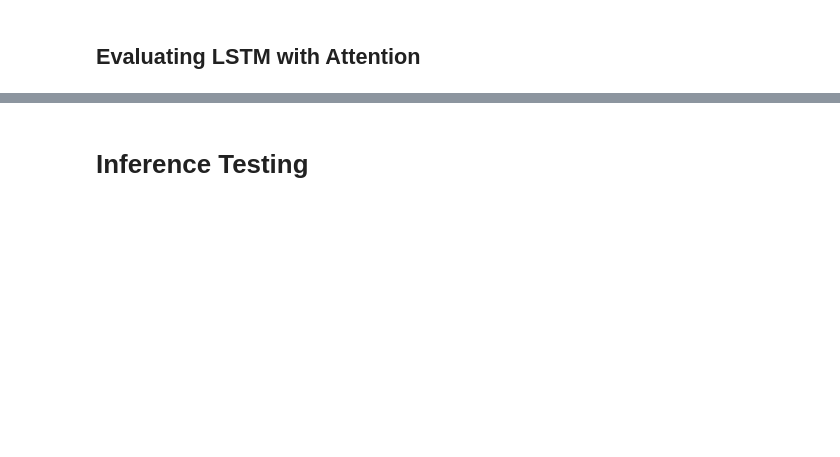
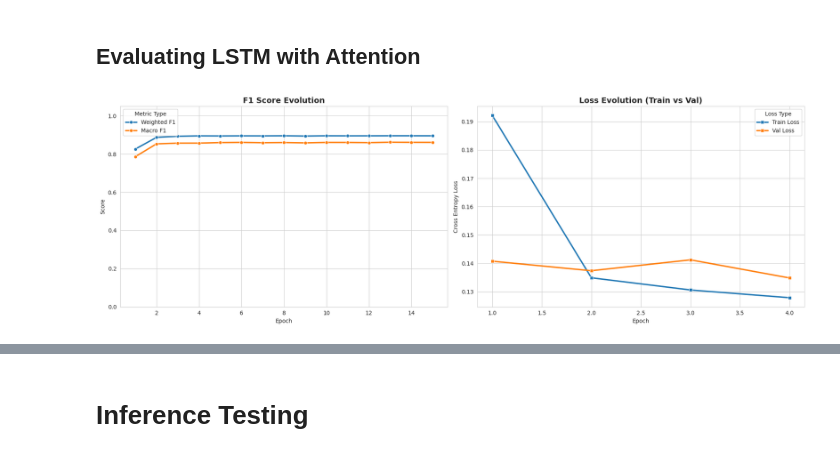
Before and after one commit to moka-co/twitter_emo_classification, a Jupyter notebook: emotion_classification.ipynb, the cells around one changed output, grey strips where cells are left out. Cells and saved outputs as stored; diff of their text form; code cells hidden in the pictures; blank space fills up the shorter version.

```diff
--- a/emotion_classification.ipynb
+++ b/emotion_classification.ipynb
@@ -1593,7 +1678,7 @@ print(mc) # ranges between -1 and +1, if closer to +1 it is closer to perfect pr
 # Visualize F1 weighted and F1 Macro history with Seaborn
 
 # 1. Load the best model
-model_name = "./best_model_lstm_attn_v1_f1_0.9392.pt"
+model_name = "./best_model_lstm_attn_v1_f1_0.9087.pt"
 loaded = torch.load(model_name)
 last_epoch = loaded['epoch']
 model_lstm.load_state_dict(loaded['model_state_dict'])
@@ -1609,33 +1694,35 @@ df_metrics_base = pd.DataFrame({
     'Metric Type': ['Weighted F1'] * len(epochs) + ['Macro F1'] * len(epochs)
 })
 
 # 2. Prepare Data for Loss
 df_loss = pd.DataFrame({
     'Epoch': list(epochs) * 2,
     'Loss': history_lstm['train_loss'] + history_lstm['val_loss'],
     'Loss Type': ['Train Loss'] * len(epochs) + ['Val Loss'] * len(epochs)
 })
 
 # 3. Create side by side plot plot
 fig, axes = plt.subplots(1, 2, figsize=(18, 6))
 sns.set_style("whitegrid")
 
 # Left Plot: F1 Scores
 sns.lineplot(data=df_f1, x='Epoch', y='Score', hue='Metric Type',
              marker='o', linewidth=2.5, ax=axes[0])
 axes[0].set_title('F1 Score Evolution', fontsize=14, fontweight='bold')
 axes[0].set_ylim(0, 1.05)
 axes[0].set_ylabel('Score')
 
 # Right Plot: Training & Validation Loss
 sns.lineplot(data=df_loss, x='Epoch', y='Loss', hue='Loss Type',
              marker='s', linewidth=2.5, ax=axes[1], palette=['#1f77b4', '#ff7f0e'])
 axes[1].set_title('Loss Evolution (Train vs Val)', fontsize=14, fontweight='bold')
 axes[1].set_ylabel('Cross Entropy Loss')
 
 # 4. Plot
 plt.tight_layout()
 plt.show()
+# %% [output]
+[figure, added]
 # %%
 from sklearn.metrics import confusion_matrix
 import seaborn as sns
```
Also changed, not shown: parts of 41 cells of this notebook.
